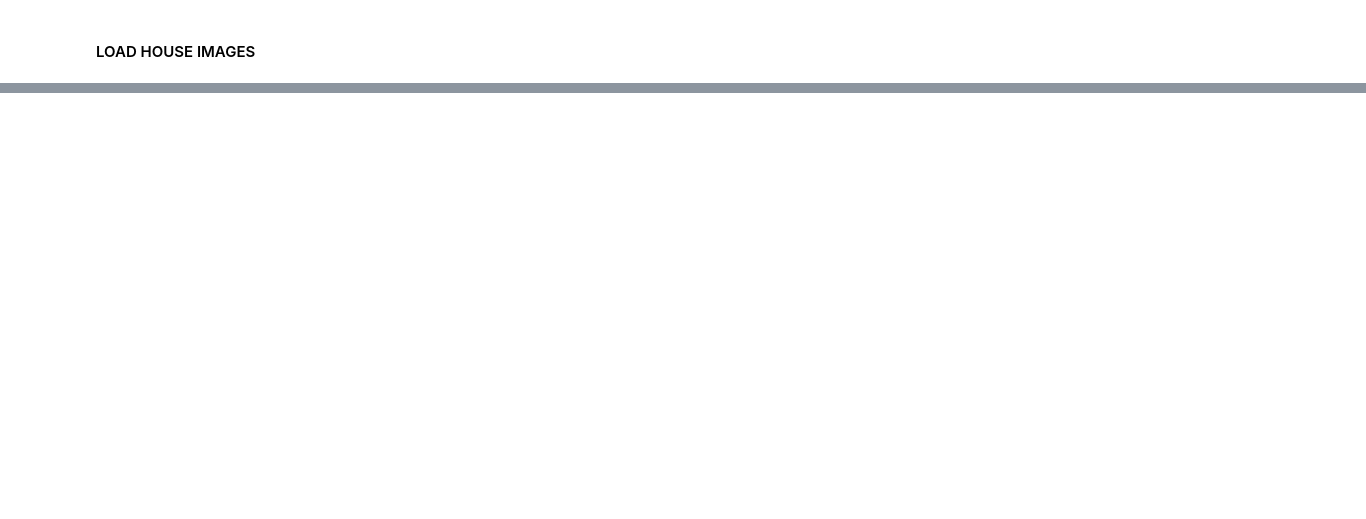
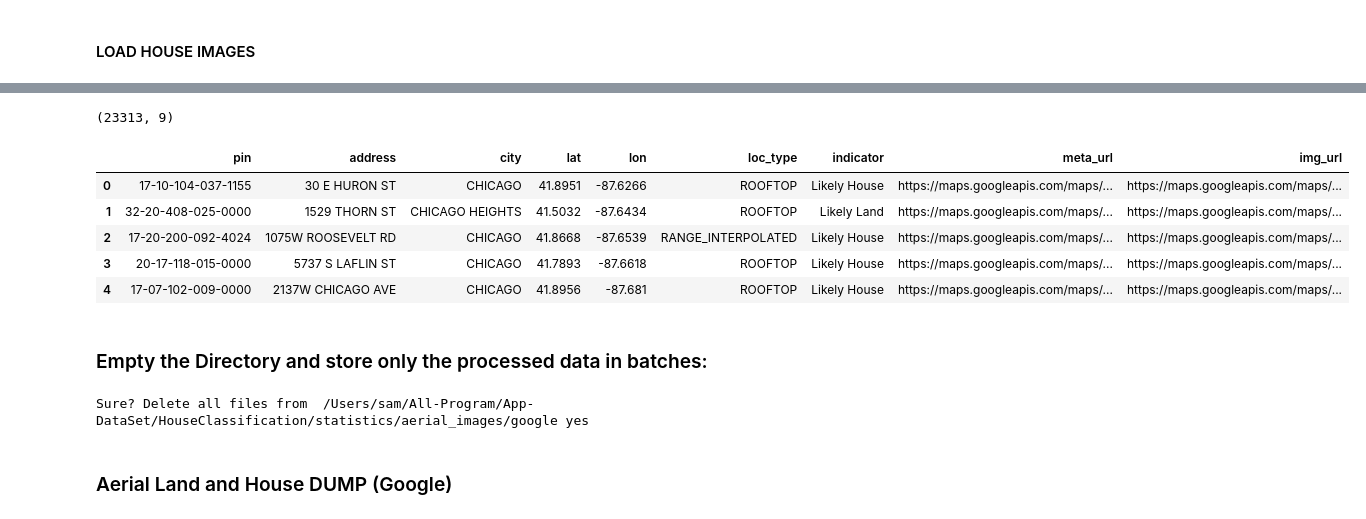
Before and after one commit to Sardhendu/PropertyClassification, a Jupyter notebook: data_loader.ipynb, the cells around one changed output, grey strips where cells are left out. Cells and saved outputs as stored; diff of their text form; code cells hidden in the pictures; blank space fills up the shorter version.

```diff
--- a/data_loader.ipynb
+++ b/data_loader.ipynb
@@ -308,0 +377,22 @@ get_image_address(dataIN=combined_data, batch_size=100)
+# %%
+processed_images = google_aerial_stats.dropna()
+processed_images = processed_images[processed_images['meta_url'] != 'EXCEED']
+print (processed_images.shape)
+processed_images.head()
+# %% [output]
+(23313, 9)
+|  | pin | address | city | lat | lon | loc_type | indicator | meta_url | img_url |
+| 0 | 17-10-104-037-1155 | 30 E HURON ST | CHICAGO | 41.8951 | -87.6266 | ROOFTOP | Likely House | https://maps.googleapis.com/maps/... | https://maps.googleapis.com/maps/... |
+| 1 | 32-20-408-025-0000 | 1529 THORN ST | CHICAGO HEIGHTS | 41.5032 | -87.6434 | ROOFTOP | Likely Land | https://maps.googleapis.com/maps/... | https://maps.googleapis.com/maps/... |
+| 2 | 17-20-200-092-4024 | 1075W ROOSEVELT RD | CHICAGO | 41.8668 | -87.6539 | RANGE_INTERPOLATED | Likely House | https://maps.googleapis.com/maps/... | https://maps.googleapis.com/maps/... |
+| 3 | 20-17-118-015-0000 | 5737 S LAFLIN ST | CHICAGO | 41.7893 | -87.6618 | ROOFTOP | Likely House | https://maps.googleapis.com/maps/... | https://maps.googleapis.com/maps/... |
+| 4 | 17-07-102-009-0000 | 2137W CHICAGO AVE | CHICAGO | 41.8956 | -87.681 | ROOFTOP | Likely House | https://maps.googleapis.com/maps/... | https://maps.googleapis.com/maps/... |
+# %% [markdown]
+### Empty the Directory and store only the processed data in batches:
+# %%
+import shutil
+SURE = input("Sure? Delete all files from  %s "%(str(google_aerial_stats_path)))
+shutil.rmtree(google_aerial_stats_path + '/')
+os.makedirs(google_aerial_stats_path)
+# %% [output]
+Sure? Delete all files from  /Users/sam/All-Program/App-DataSet/HouseClassification/statistics/aerial_images/google yes
@@ -308,0 +402,2 @@ get_image_address(dataIN=combined_data, batch_size=100)
+# %% [markdown]
+### Aerial Land and House DUMP (Google)
```
Also changed, not shown: parts of 73 cells of this notebook, 40 other files.
